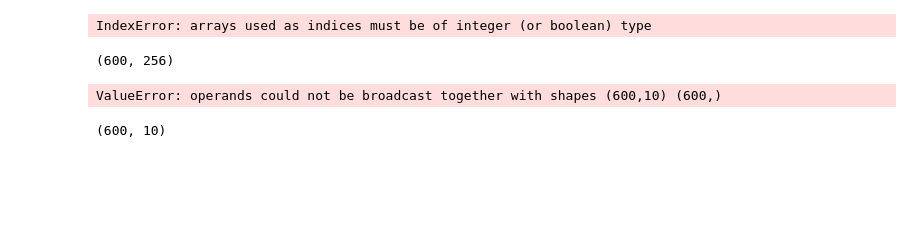
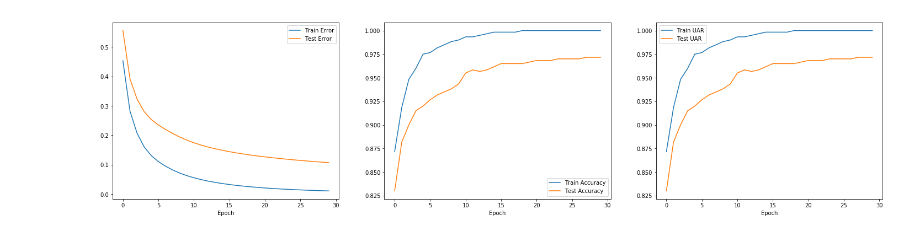
Before and after one commit to aliyesilkanat/Cmpe545, a Jupyter notebook: HW2/Linear Logistic Regression.ipynb, the cells around one changed output. Drawn from its saved outputs; the diff is of its cells as text; code cells hidden in the pictures; blank space fills up the shorter version.

Commit message:
Added graphics

```diff
--- a/HW2/Linear Logistic Regression.ipynb
+++ b/HW2/Linear Logistic Regression.ipynb
@@ -111,4 +122,6 @@ learning_rate=0.01
 # %%
+metrics=[] #holds a dict for each epoch
+#metric_dict={"train_error":.0,"test_error":.0,"train_acc":.0,"test_acc":.0,"train_uar":.0,"test_uar":.0}  dict shape of metric
 
 for m in range(epochs):
     shuffled_X,shuffled_Y=shuffle_dataset(trainX,trainY)
@@ -118,15 +131,19 @@ for m in range(epochs):
         for i in range(shape_of_outputs):
             for j in range(shape_of_inputs):
                 weights[i][j]+=learning_rate*(one_hot_code(r)[i]-y[i])*x[j] #update weights
-    acc_batch=calculate_accuracy(shuffled_X,shuffled_Y)
+    acc_train=calculate_accuracy(shuffled_X,shuffled_Y)
     acc_test=calculate_accuracy(testX,testY)
-    recall_batch=calculate_recall(shuffled_X,shuffled_Y)
-    recall_test=calculate_recall(testX,testY)
-    ce=cross_entropy(predict_without_one_hot_code(shuffled_X),one_hot_code(shuffled_Y))
+    uar_train=calculate_recall(shuffled_X,shuffled_Y)
+    uar_test=calculate_recall(testX,testY)
+    train_ce=cross_entropy(predict_without_one_hot_code(shuffled_X),one_hot_code(shuffled_Y))
+    test_ce=cross_entropy(predict_without_one_hot_code(testX),one_hot_code(testY))
 
-    print("Epoch: "+str(m+1)+" Error: "+str(ce) + " Training Accuracy: "+ str(acc_batch) +" Test Accuracy: "+
-          str(acc_test) +" UAR Training:" +str(np.mean(recall_batch))+ " UAR Test: "+ str(np.mean(recall_test)))
+    metric=[train_ce,test_ce,acc_train,acc_test,uar_train,uar_test]
+    metrics.append(metric)
+    print("Epoch: "+str(m+1)+" Training Error: %.4f"%train_ce +" Test Error: %.4f"%test_ce+ " Training Accuracy: %.4f"%acc_train +" Test Accuracy: %.4f"
+          %acc_test +" UAR Training: %.4f" %uar_train+ " UAR Test: %.4f"%uar_test)
 
 
     learning_rate+=0.001
+metrics=np.array(metrics)
 # %% [output]
@@ -171,12 +166,0 @@ for x,r in zip(testX,testY):
-# %%
-accuracy_score(testY,one_hot_code(predictions))
-# %% [output]
-IndexError: arrays used as indices must be of integer (or boolean) type
-# %%
-shuffled_X.shape
-# %% [output]
-(600, 256)
-# %%
-cross_entropy(predict(trainX),one_hot_code(trainY))
-# %% [output]
-ValueError: operands could not be broadcast together with shapes (600,10) (600,)
@@ -186,4 +167,26 @@ predictions = np.clip(predict_without_one_hot_code(trainX), epsilon, 1. - epsilo
-# %%
-predictions.shape
-# %% [output]
-(600, 10)
+# %%
+fig=plt.figure(figsize=(25,20))
+
+m=metrics.T
+labels=["train_error","test_error","train_acc","test_acc","train_uar","test_uar"]
+ax=fig.add_subplot(331)
+ax.set_xlabel("Epoch")
+ax.plot(m[0],label="Train Error")
+ax.plot(m[1],label="Test Error")
+plt.legend()
+
+ax=fig.add_subplot(332)
+ax.set_xlabel("Epoch")
+ax.plot(m[2],label="Train Accuracy")
+ax.plot(m[3],label="Test Accuracy")
+plt.legend()
+
+ax=fig.add_subplot(333)
+ax.set_xlabel("Epoch")
+ax.plot(m[4],label="Train UAR")
+ax.plot(m[5],label="Test UAR")
+plt.legend()
+
+plt.show()
+# %% [output]
+[figure, added]
```
Also changed, not shown: parts of 9 cells of this notebook.
